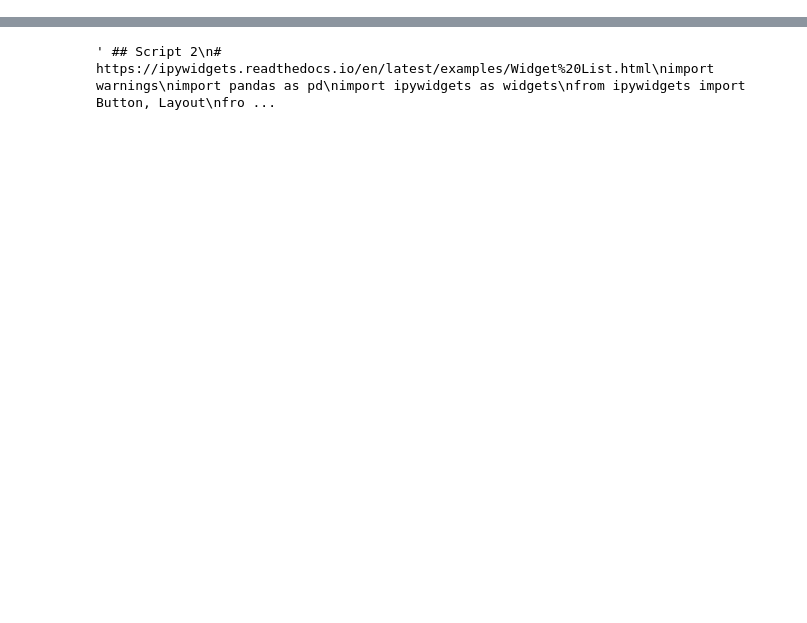
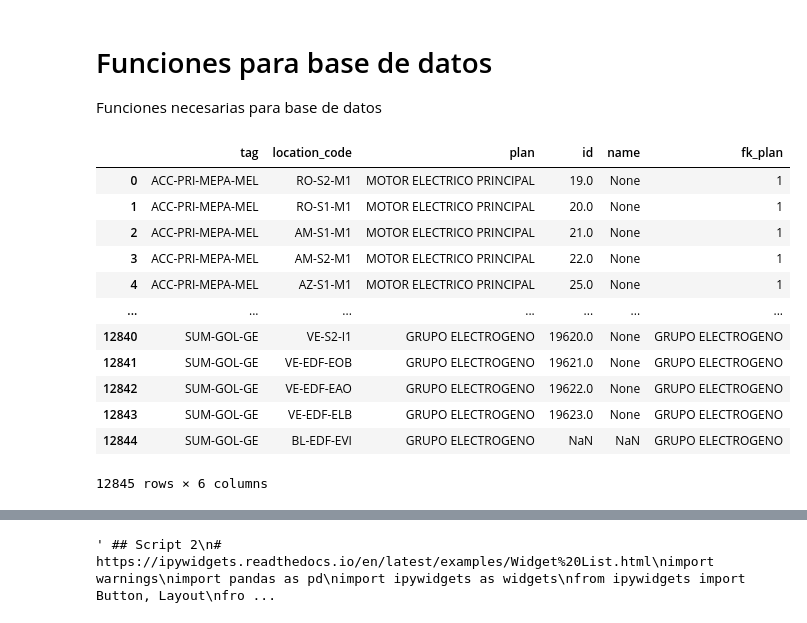
Before and after one commit to raulink/datascience_etcmt, a Jupyter notebook: notebooks/2.script.ipynb, the cells around one changed output, grey strips where cells are left out. Saved outputs shown, nothing was run; the diff lists cells and outputs as text; code cells hidden in the pictures; blank space fills up the shorter version.

```diff
--- a/notebooks/2.script.ipynb
+++ b/notebooks/2.script.ipynb
@@ -180,8 +180,8 @@ class GoogleSheetProcessor:
 
         # self.validate_no_duplicate_columns(df)  # Validar columnas duplicadas
         # Método principal que engloba toda la lógica
-        df = self.process_dataframe(
-            df_input, columns_to_remove)  # Procesar el DataFrame
+        df = self.process_dataframe(df_input, columns_to_remove)  # Procesar el DataFrame
+        # Es importante que tenga esta columna, es la columna indice a partir de la cual procesara
         amef_index = df.columns.get_loc('AMEF')
         end = len(df.columns)
         df = self.convertir_booleano_amef(df, amef_index, end)
@@ -199,3 +199,9 @@ class GoogleSheetProcessor:
         df_result = self.merge_dataframes(df_output, df_db, ['tag', 'location_code'])
 
         return df_output, df_db, df_result
+# %%
+descargar = False
+url_alta_demanda ="https://docs.google.com/spreadsheets/d/1oUHkuKpHtuhMirNW6SvAQ4A0ns5PZs71iZ_WFXZHNn8/edit?gid=1115106678#gid=1115106678"
+archivo_ad = "input/pad_equipos.csv"
+url_baja_demanda = "https://docs.google.com/spreadsheets/d/1yOaSeqRBr1FW6tvFMi_Y-s4011cKBoyiWU5dTMlujrU/edit?gid=1115106678#gid=1115106678"
+archivo_bd = "input/pbd_equipos.csv"
@@ -201,0 +230,3 @@ class GoogleSheetProcessor:
+# %% [markdown]
+# Funciones para base de datos
+Funciones necesarias para base de datos
@@ -201,0 +544,4 @@ class GoogleSheetProcessor:
+# %%
+df_plans = obtener_registros('plans')
+# %%
+df_result['fk_plan'] = df_result['plan'].apply(lambda x : buscarIndice(df_plans,x,'name'))
@@ -201,0 +550,17 @@ class GoogleSheetProcessor:
+# %%
+# Filtrar el dataframe de datos invalidos.
+df_result
+# %% [output]
+|  | tag | location_code | plan | id | name | fk_plan |
+| 0 | ACC-PRI-MEPA-MEL | RO-S2-M1 | MOTOR ELECTRICO PRINCIPAL | 19.0 | None | 1 |
+| 1 | ACC-PRI-MEPA-MEL | RO-S1-M1 | MOTOR ELECTRICO PRINCIPAL | 20.0 | None | 1 |
+| 2 | ACC-PRI-MEPA-MEL | AM-S1-M1 | MOTOR ELECTRICO PRINCIPAL | 21.0 | None | 1 |
+| 3 | ACC-PRI-MEPA-MEL | AM-S2-M1 | MOTOR ELECTRICO PRINCIPAL | 22.0 | None | 1 |
+| 4 | ACC-PRI-MEPA-MEL | AZ-S1-M1 | MOTOR ELECTRICO PRINCIPAL | 25.0 | None | 1 |
+| ... | ... | ... | ... | ... | ... | ... |
+| 12840 | SUM-GOL-GE | VE-S2-I1 | GRUPO ELECTROGENO | 19620.0 | None | GRUPO ELECTROGENO |
+| 12841 | SUM-GOL-GE | VE-EDF-EOB | GRUPO ELECTROGENO | 19621.0 | None | GRUPO ELECTROGENO |
+| 12842 | SUM-GOL-GE | VE-EDF-EAO | GRUPO ELECTROGENO | 19622.0 | None | GRUPO ELECTROGENO |
+| 12843 | SUM-GOL-GE | VE-EDF-ELB | GRUPO ELECTROGENO | 19623.0 | None | GRUPO ELECTROGENO |
+| 12844 | SUM-GOL-GE | BL-EDF-EVI | GRUPO ELECTROGENO | NaN | NaN | GRUPO ELECTROGENO |
+12845 rows × 6 columns
```
Also changed, not shown: parts of 23 cells of this notebook, 7 other files.
